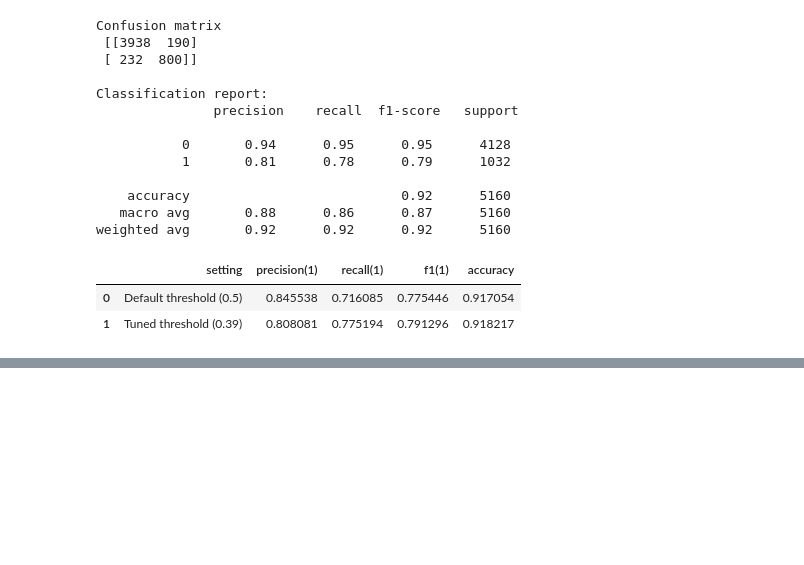
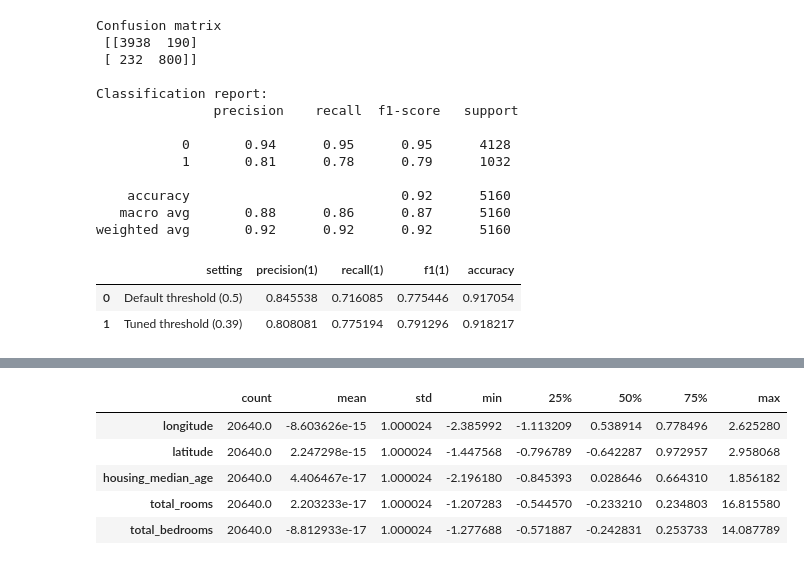
Before and after one commit to emanuelssonlinnea-rgb/ML_Individuell_Uppgift, a Jupyter notebook: ML_Uppgift1_Linnea.Emanuelsson.ipynb, the cells around one changed output, grey strips where cells are left out. Cells and saved outputs as stored; diff of their text form; code cells hidden in the pictures; blank space fills up the shorter version.

```diff
--- a/ML_Uppgift1_Linnea.Emanuelsson.ipynb
+++ b/ML_Uppgift1_Linnea.Emanuelsson.ipynb
@@ -660,0 +693,19 @@ Den justerade thresholden ger en bättre balans mellan precision och recall, vil
+# %%
+#Scaling:
+X_preprocessed = preprocess.fit_transform(X)
+
+num_cols = preprocess.named_transformers_["num"].get_feature_names_out(numeric_features)
+cat_cols = preprocess.named_transformers_["cat"].named_steps["onehot"].get_feature_names_out(categorical_features)
+
+feature_names = list(num_cols) + list(cat_cols)
+
+
+X_scaled_df = pd.DataFrame(X_preprocessed, columns=feature_names)
+X_scaled_df.describe().T.head()
+# %% [output]
+|  | count | mean | std | min | 25% | 50% | 75% | max |
+| longitude | 20640.0 | -8.603626e-15 | 1.000024 | -2.385992 | -1.113209 | 0.538914 | 0.778496 | 2.625280 |
+| latitude | 20640.0 | 2.247298e-15 | 1.000024 | -1.447568 | -0.796789 | -0.642287 | 0.972957 | 2.958068 |
+| housing_median_age | 20640.0 | 4.406467e-17 | 1.000024 | -2.196180 | -0.845393 | 0.028646 | 0.664310 | 1.856182 |
+| total_rooms | 20640.0 | 2.203233e-17 | 1.000024 | -1.207283 | -0.544570 | -0.233210 | 0.234803 | 16.815580 |
+| total_bedrooms | 20640.0 | -8.812933e-17 | 1.000024 | -1.277688 | -0.571887 | -0.242831 | 0.253733 | 14.087789 |
```
Also changed, not shown: parts of 9 cells of this notebook, 2 other files.
